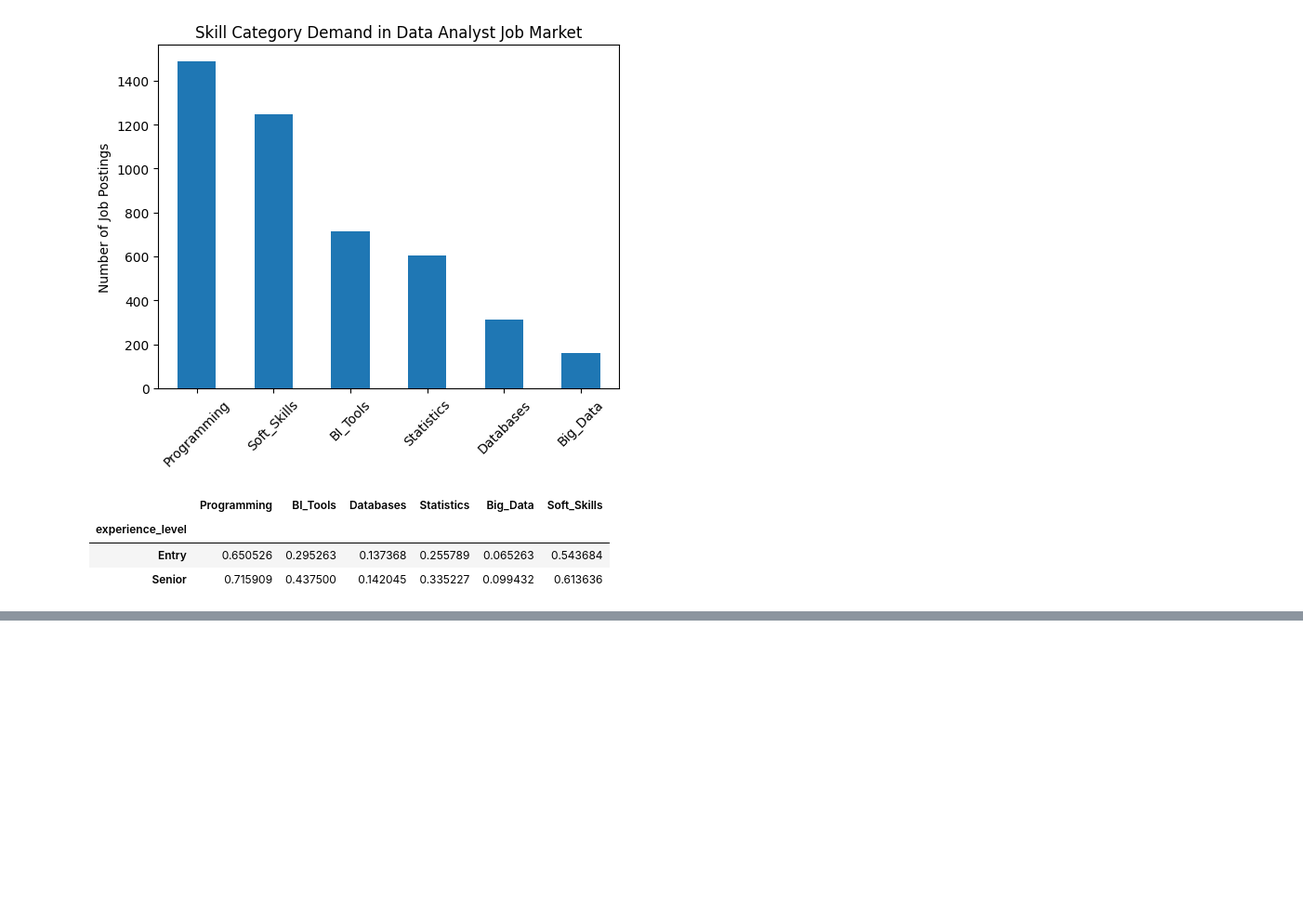
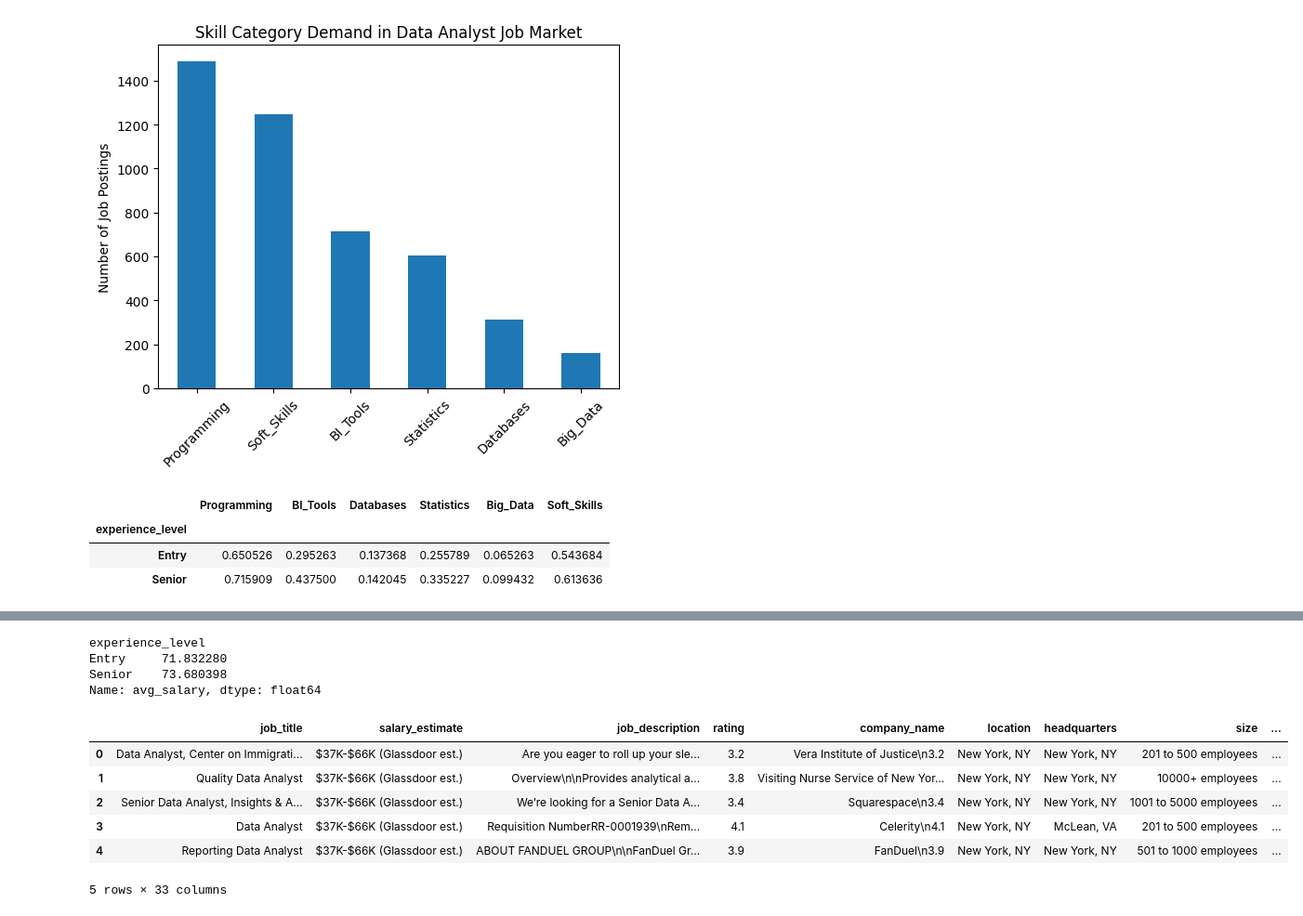
Before and after one commit to Sauleha123/Job-Market-Skill-Gap-Analysis, a Jupyter notebook: skill_gap_analysis.ipynb, the cells around one changed output, grey strips where cells are left out. Shown: that part at 93% size. Drawn from its saved outputs; the diff is of its cells as text; code cells hidden in the pictures; blank space fills up the shorter version.

Commit message:
Categorized data

```diff
--- a/skill_gap_analysis.ipynb
+++ b/skill_gap_analysis.ipynb
@@ -134,0 +142,16 @@ df.to_csv("DataAnalyst.csv", index=False)
+# %%
+df['salary_cleaned'] = (
+df['salary_estimate']
+.str.replace('K', '', regex=False)
+.str.replace('$', '', regex=False)
+.str.replace('(Glassdoor est.)', '', regex=False)
+.str.replace('(Employer est.)', '', regex=False)
+.str.strip()
+)
+# %%
+df[['min_salary', 'max_salary']] = df['salary_cleaned'].str.split('-', expand=True)
+# %%
+df['min_salary'] = pd.to_numeric(df['min_salary'], errors='coerce')
+df['max_salary'] = pd.to_numeric(df['max_salary'], errors='coerce')
+# %%
+df['avg_salary'] = (df['min_salary'] + df['max_salary']) / 2
@@ -134,0 +167,7 @@ df.to_csv("DataAnalyst.csv", index=False)
+# %%
+df.groupby('experience_level')['avg_salary'].mean()
+# %% [output]
+experience_level
+Entry     71.832280
+Senior    73.680398
+Name: avg_salary, dtype: float64
@@ -134,0 +181,10 @@ df.to_csv("DataAnalyst.csv", index=False)
+# %%
+df.head()
+# %% [output]
+|  | job_title | salary_estimate | job_description | rating | company_name | location | headquarters | size | ... |
+| 0 | Data Analyst, Center on Immigrati... | $37K-$66K (Glassdoor est.) | Are you eager to roll up your sle... | 3.2 | Vera Institute of Justice\n3.2 | New York, NY | New York, NY | 201 to 500 employees | ... |
+| 1 | Quality Data Analyst | $37K-$66K (Glassdoor est.) | Overview\n\nProvides analytical a... | 3.8 | Visiting Nurse Service of New Yor... | New York, NY | New York, NY | 10000+ employees | ... |
+| 2 | Senior Data Analyst, Insights & A... | $37K-$66K (Glassdoor est.) | We’re looking for a Senior Data A... | 3.4 | Squarespace\n3.4 | New York, NY | New York, NY | 1001 to 5000 employees | ... |
+| 3 | Data Analyst | $37K-$66K (Glassdoor est.) | Requisition NumberRR-0001939\nRem... | 4.1 | Celerity\n4.1 | New York, NY | McLean, VA | 201 to 500 employees | ... |
+| 4 | Reporting Data Analyst | $37K-$66K (Glassdoor est.) | ABOUT FANDUEL GROUP\n\nFanDuel Gr... | 3.9 | FanDuel\n3.9 | New York, NY | New York, NY | 501 to 1000 employees | ... |
+5 rows × 33 columns
```
Also changed, not shown: parts of 12 cells of this notebook, 2 other files.
